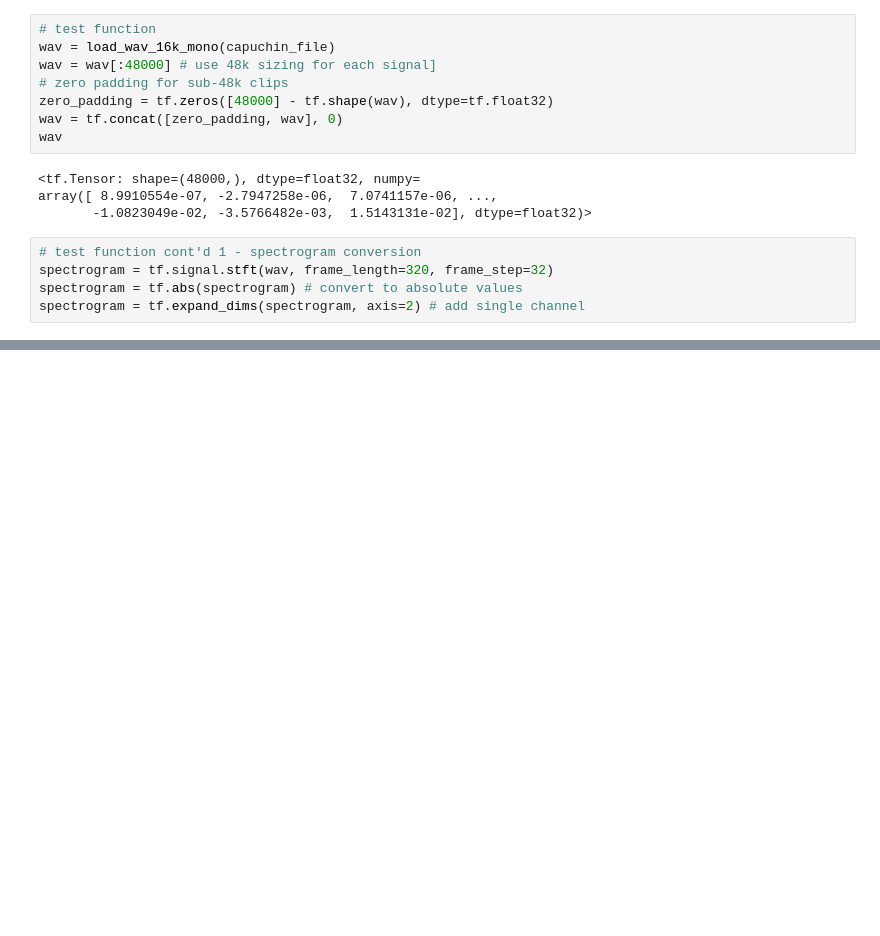
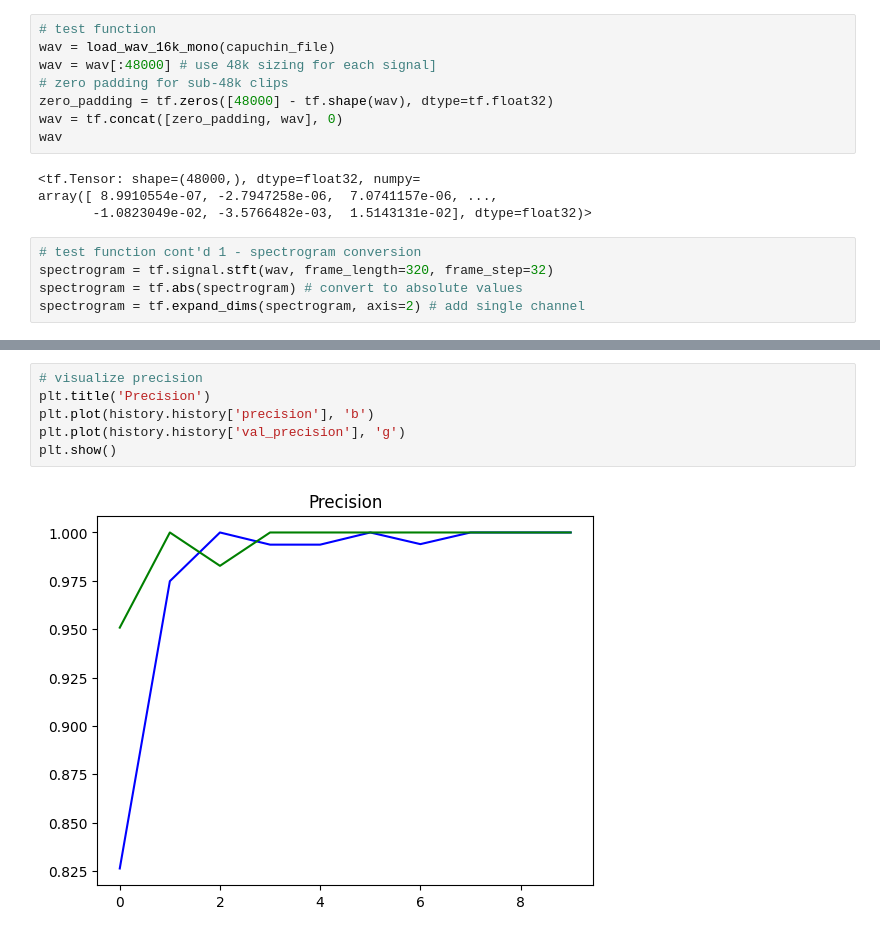
Before and after one commit to v-zeng/python_projects, a Jupyter notebook: tf_audio_classifier.ipynb, the cells around one changed output, grey strips where cells are left out. Saved outputs shown, nothing was run; the diff lists cells and outputs as text; blank space fills up the shorter version.

```diff
--- a/tf_audio_classifier.ipynb
+++ b/tf_audio_classifier.ipynb
@@ -188,0 +281,8 @@ WARNING:tensorflow:Using a while_loop for converting IO>AudioResample cause ther
+# %%
+# visualize precision
+plt.title('Precision')
+plt.plot(history.history['precision'], 'b')
+plt.plot(history.history['val_precision'], 'g')
+plt.show()
+# %% [output]
+[figure, added]
```
Also changed, not shown: parts of 17 cells of this notebook.
